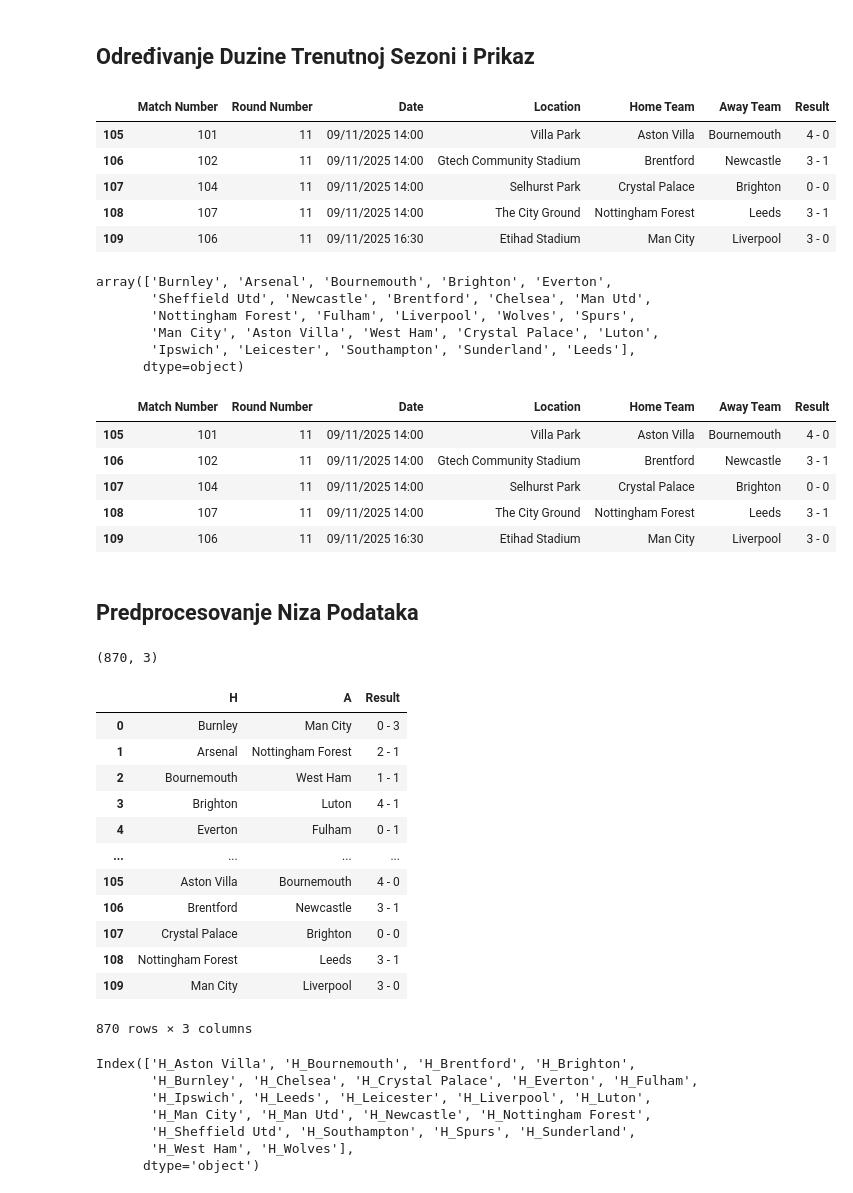
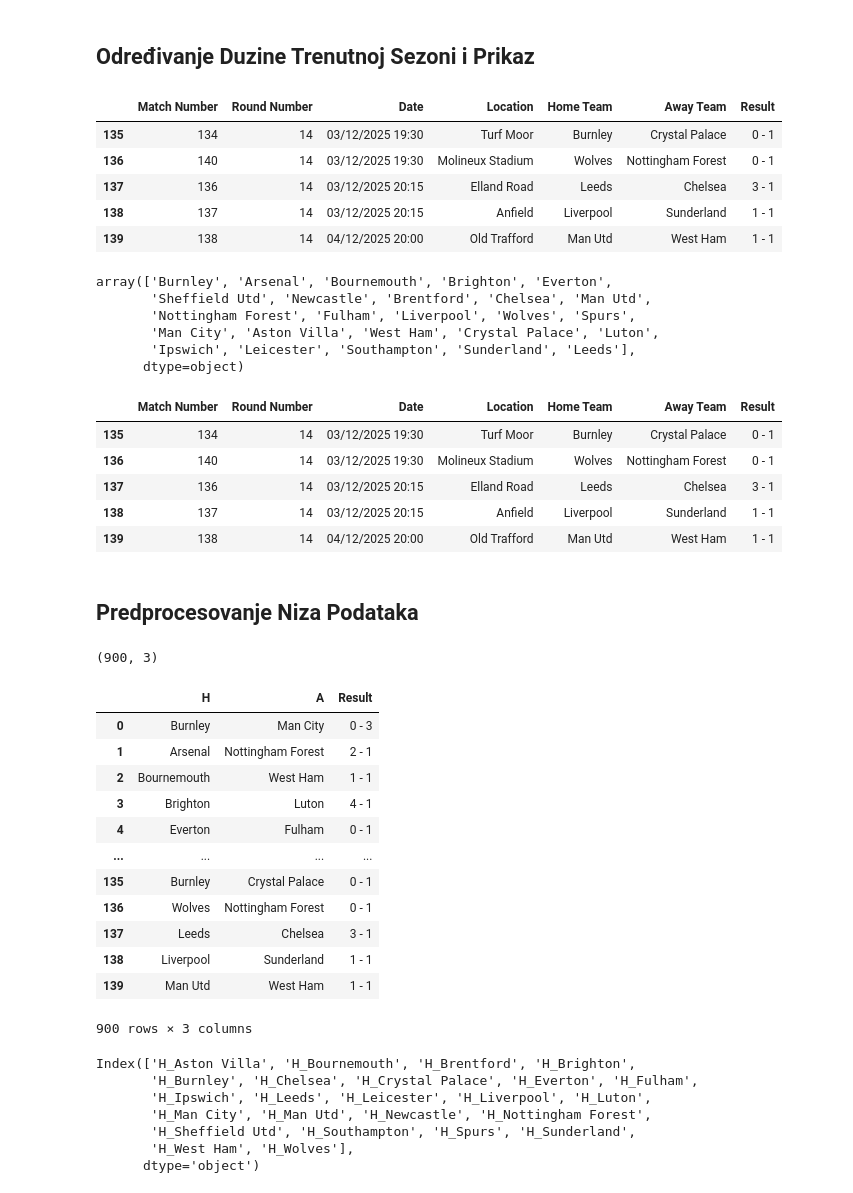
Before and after one commit to AmirBih/predikcija_rezultata_eng, a Jupyter notebook: EPL- float_Predvidjanje_Pobjednika.ipynb, the cells around one changed output. Saved outputs shown, nothing was run; the diff lists cells and outputs as text; code cells hidden in the pictures.

```diff
--- a/EPL- float_Predvidjanje_Pobjednika.ipynb
+++ b/EPL- float_Predvidjanje_Pobjednika.ipynb
@@ -25,15 +25,15 @@ df_24_5["Away Team"] = df_24_5["Away Team"].replace("Nott'm Forest", 'Nottingham
 ## Određivanje Duzine Trenutnoj Sezoni i Prikaz
 # %%
 #odrediti duzinu sezone - OBAVEZNO!!!
-df_25_6 = df_25_6.head(110)
+df_25_6 = df_25_6.head(140)
 df_25_6.tail(5)
 # %% [output]
 |  | Match Number | Round Number | Date | Location | Home Team | Away Team | Result |
-| 105 | 101 | 11 | 09/11/2025 14:00 | Villa Park | Aston Villa | Bournemouth | 4 - 0 |
-| 106 | 102 | 11 | 09/11/2025 14:00 | Gtech Community Stadium | Brentford | Newcastle | 3 - 1 |
-| 107 | 104 | 11 | 09/11/2025 14:00 | Selhurst Park | Crystal Palace | Brighton | 0 - 0 |
-| 108 | 107 | 11 | 09/11/2025 14:00 | The City Ground | Nottingham Forest | Leeds | 3 - 1 |
-| 109 | 106 | 11 | 09/11/2025 16:30 | Etihad Stadium | Man City | Liverpool | 3 - 0 |
+| 135 | 134 | 14 | 03/12/2025 19:30 | Turf Moor | Burnley | Crystal Palace | 0 - 1 |
+| 136 | 140 | 14 | 03/12/2025 19:30 | Molineux Stadium | Wolves | Nottingham Forest | 0 - 1 |
+| 137 | 136 | 14 | 03/12/2025 20:15 | Elland Road | Leeds | Chelsea | 3 - 1 |
+| 138 | 137 | 14 | 03/12/2025 20:15 | Anfield | Liverpool | Sunderland | 1 - 1 |
+| 139 | 138 | 14 | 04/12/2025 20:00 | Old Trafford | Man Utd | West Ham | 1 - 1 |
 # %%
 #sjedinjavanje ta tri df niza podataka - po osi jedan - odnosno uzduž
 df_BL = pd.concat([df_23_4, df_24_5, df_25_6], axis=0)
@@ -52,11 +52,11 @@ array(['Burnley', 'Arsenal', 'Bournemouth', 'Brighton', 'Everton',
 df_BL.tail()
 # %% [output]
 |  | Match Number | Round Number | Date | Location | Home Team | Away Team | Result |
-| 105 | 101 | 11 | 09/11/2025 14:00 | Villa Park | Aston Villa | Bournemouth | 4 - 0 |
-| 106 | 102 | 11 | 09/11/2025 14:00 | Gtech Community Stadium | Brentford | Newcastle | 3 - 1 |
-| 107 | 104 | 11 | 09/11/2025 14:00 | Selhurst Park | Crystal Palace | Brighton | 0 - 0 |
-| 108 | 107 | 11 | 09/11/2025 14:00 | The City Ground | Nottingham Forest | Leeds | 3 - 1 |
-| 109 | 106 | 11 | 09/11/2025 16:30 | Etihad Stadium | Man City | Liverpool | 3 - 0 |
+| 135 | 134 | 14 | 03/12/2025 19:30 | Turf Moor | Burnley | Crystal Palace | 0 - 1 |
+| 136 | 140 | 14 | 03/12/2025 19:30 | Molineux Stadium | Wolves | Nottingham Forest | 0 - 1 |
+| 137 | 136 | 14 | 03/12/2025 20:15 | Elland Road | Leeds | Chelsea | 3 - 1 |
+| 138 | 137 | 14 | 03/12/2025 20:15 | Anfield | Liverpool | Sunderland | 1 - 1 |
+| 139 | 138 | 14 | 04/12/2025 20:00 | Old Trafford | Man Utd | West Ham | 1 - 1 |
 # %% [markdown]
 ## Predprocesovanje Niza Podataka
 # %%
@@ -64,7 +64,7 @@ df_BL.tail()
 df_BL = df_BL.drop(["Match Number","Round Number","Date","Location"],axis=1)
 df_BL.shape
 # %% [output]
-(870, 3)
+(900, 3)
 # %%
 df_BL.rename(columns={"Home Team":"H","Away Team":"A"},inplace=True)
 # %%
@@ -78,12 +78,12 @@ df_BL
 | 3 | Brighton | Luton | 4 - 1 |
 | 4 | Everton | Fulham | 0 - 1 |
 | ... | ... | ... | ... |
-| 105 | Aston Villa | Bournemouth | 4 - 0 |
-| 106 | Brentford | Newcastle | 3 - 1 |
-| 107 | Crystal Palace | Brighton | 0 - 0 |
-| 108 | Nottingham Forest | Leeds | 3 - 1 |
-| 109 | Man City | Liverpool | 3 - 0 |
+| 135 | Burnley | Crystal Palace | 0 - 1 |
+| 136 | Wolves | Nottingham Forest | 0 - 1 |
+| 137 | Leeds | Chelsea | 3 - 1 |
+| 138 | Liverpool | Sunderland | 1 - 1 |
+| 139 | Man Utd | West Ham | 1 - 1 |
-870 rows × 3 columns
+900 rows × 3 columns
 # %%
 from sklearn.model_selection import train_test_split
 from sklearn.preprocessing import StandardScaler, LabelEncoder, OneHotEncoder
```
Also changed, not shown: parts of 7 cells of this notebook, 9 other files.
